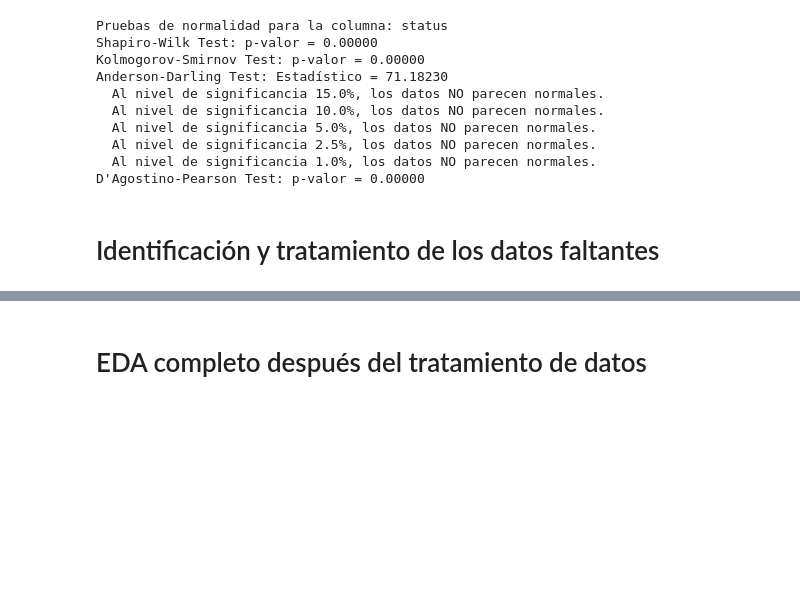
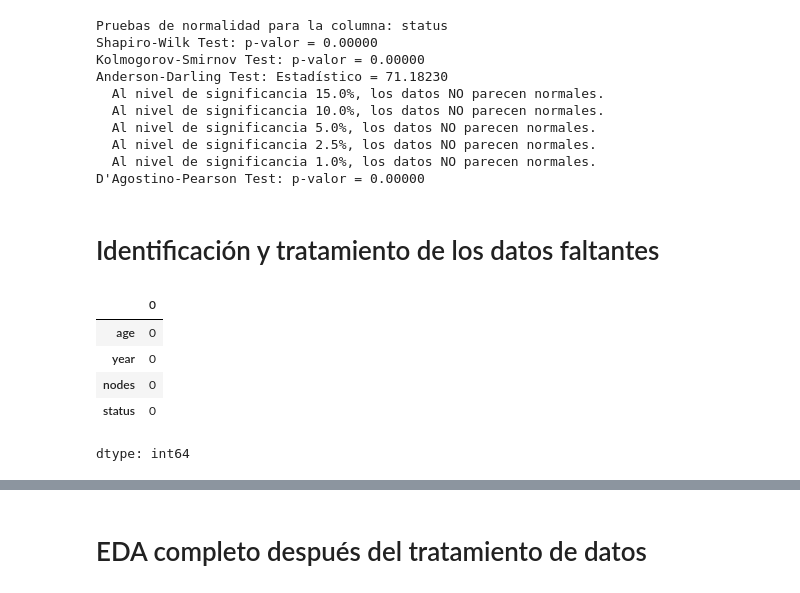
Before and after one commit to jonathanahc/Practicas, a Jupyter notebook: Práctica_21_Ejercicios_con_EDA_2.ipynb, the cells around one changed output, grey strips where cells are left out. Cells and saved outputs as stored; diff of their text form; code cells hidden in the pictures; blank space fills up the shorter version.

```diff
--- a/Práctica_21_Ejercicios_con_EDA_2.ipynb
+++ b/Práctica_21_Ejercicios_con_EDA_2.ipynb
@@ -224,3 +224,12 @@ Anderson-Darling Test: Estadístico = 71.18230
 D'Agostino-Pearson Test: p-valor = 0.00000
 # %% [markdown]
 # Identificación y tratamiento de los datos faltantes
+# %%
+df.isnull().sum()
+# %% [output]
+|  | 0 |
+| age | 0 |
+| year | 0 |
+| nodes | 0 |
+| status | 0 |
+dtype: int64
```
Also changed, not shown: parts of 1 cell of this notebook.
